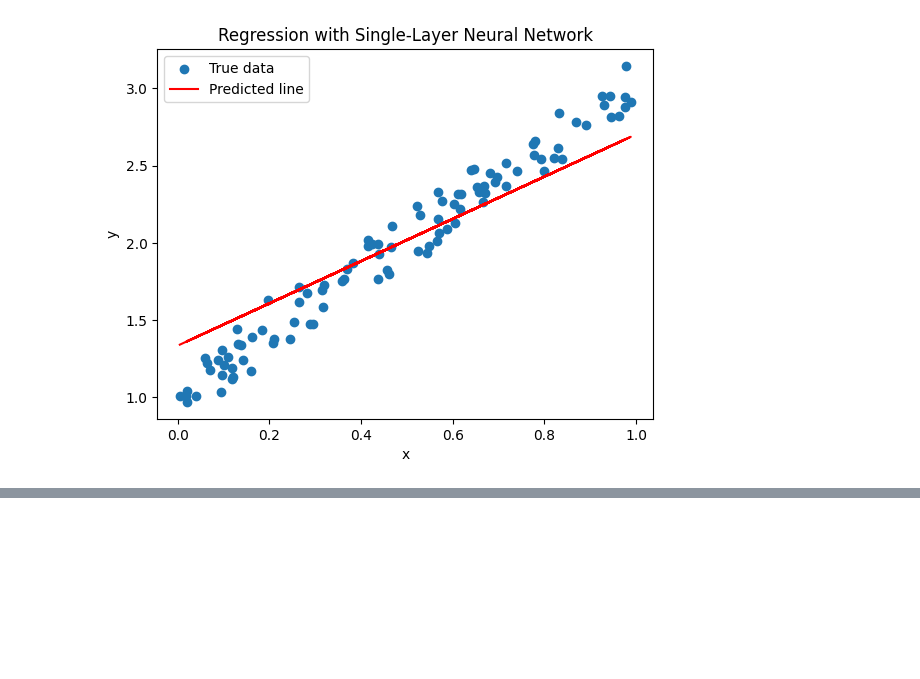
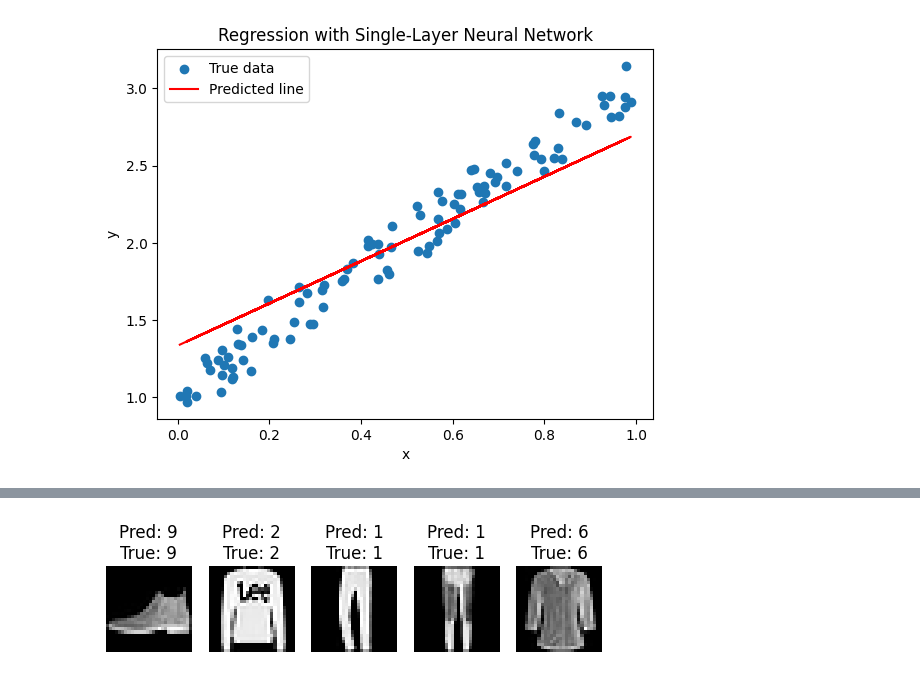
Before and after one commit to Hemant2000-karens/TinyML, a Jupyter notebook: lab1_assignment.ipynb, the cells around one changed output, grey strips where cells are left out. Saved outputs shown, nothing was run; the diff lists cells and outputs as text; code cells hidden in the pictures; blank space fills up the shorter version.

```diff
--- a/lab1_assignment.ipynb
+++ b/lab1_assignment.ipynb
@@ -71,0 +187,10 @@ Loss: 0.04284017160534859
+# %%
+# Display a few samples with predictions
+for i in range(5):
+    plt.subplot(1, 5, i+1)
+    plt.imshow(test_images[i].reshape(28, 28), cmap='gray')
+    plt.title(f'Pred: {predictions[i].argmax()}\nTrue: {test_labels[i].argmax()}')
+    plt.axis('off')
+plt.show()
+# %% [output]
+[figure, added]
```
Also changed, not shown: parts of 17 cells of this notebook.
